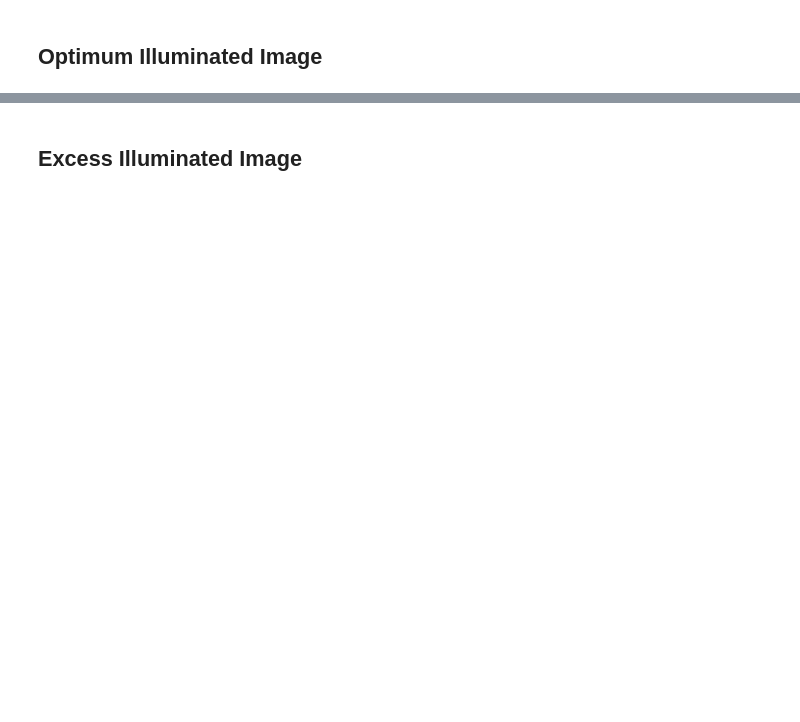
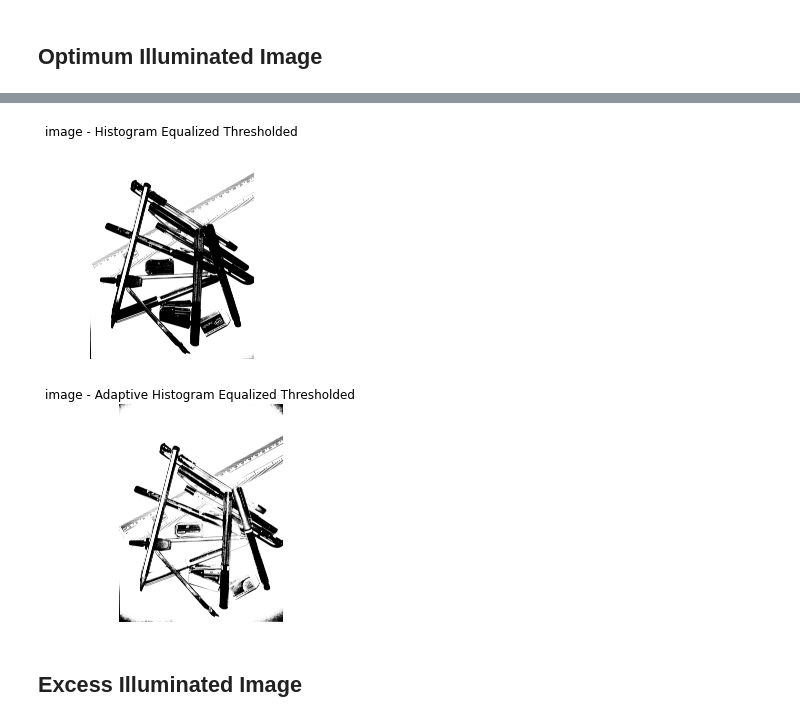
Before and after one commit to agilan2001/DIP_Assignments, a Jupyter notebook: 1 Histogram Equalisation/Histogram_equlaization.ipynb, the cells around one changed output, grey strips where cells are left out. Saved outputs shown, nothing was run; the diff lists cells and outputs as text; code cells hidden in the pictures; blank space fills up the shorter version.

```diff
--- a/1 Histogram Equalisation/Histogram_equlaization.ipynb
+++ b/1 Histogram Equalisation/Histogram_equlaization.ipynb
@@ -80,5 +85,5 @@ process(1)
 ## Optimum Illuminated Image
 # %%
 # Optimum Illumination
-process(2)
+eq_img_2, adap_eq_img_2 = process(2)
 # %% [output]
@@ -93,3 +96,8 @@ process(2)
+# %%
+thresh(eq_img_2, 60, adap_eq_img_2, 75, 2)
+# %% [output]
+[figure, added]
+[figure, added]
 # %% [markdown]
 ## Excess Illuminated Image
 # %%
```
Also changed, not shown: parts of 6 cells of this notebook, 1 other file.
